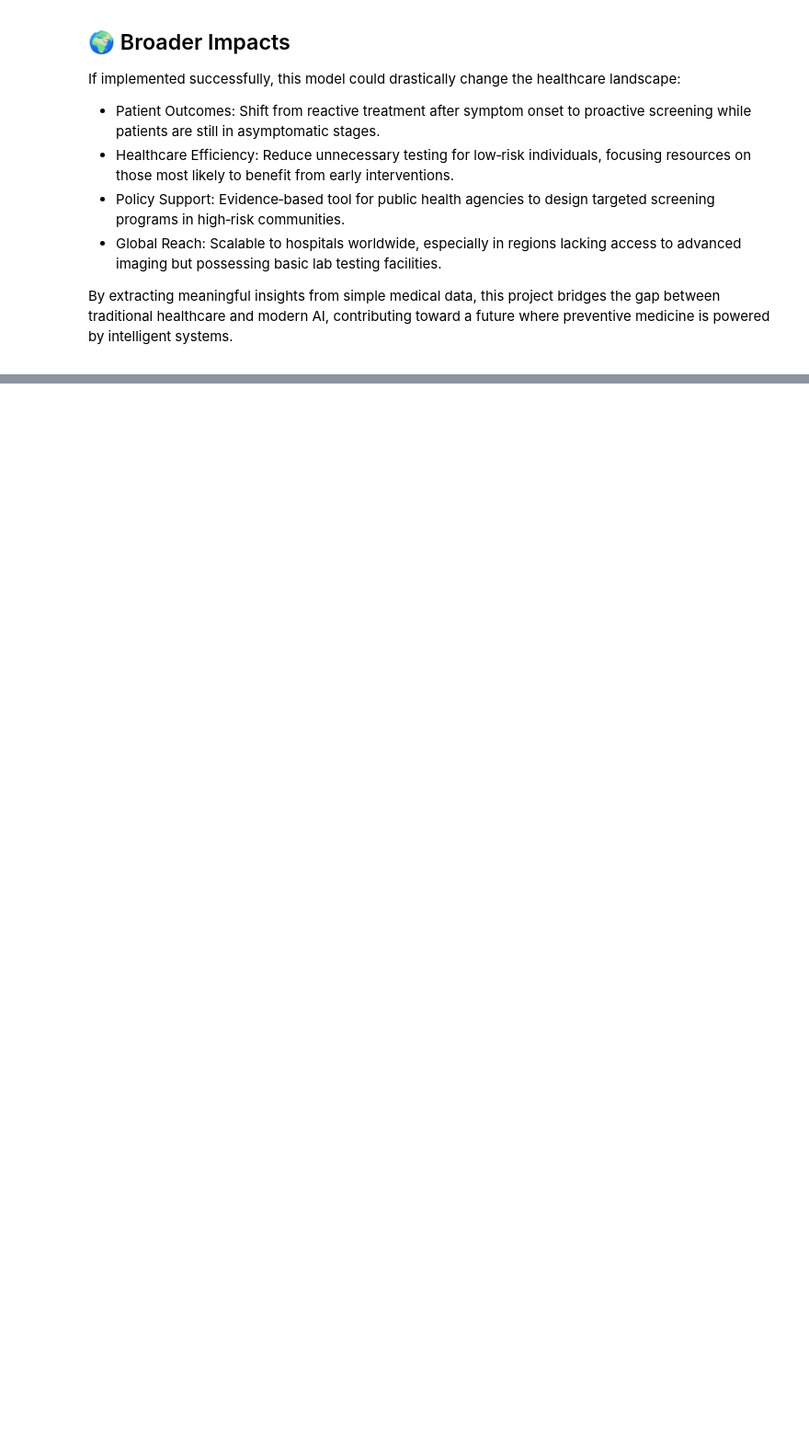
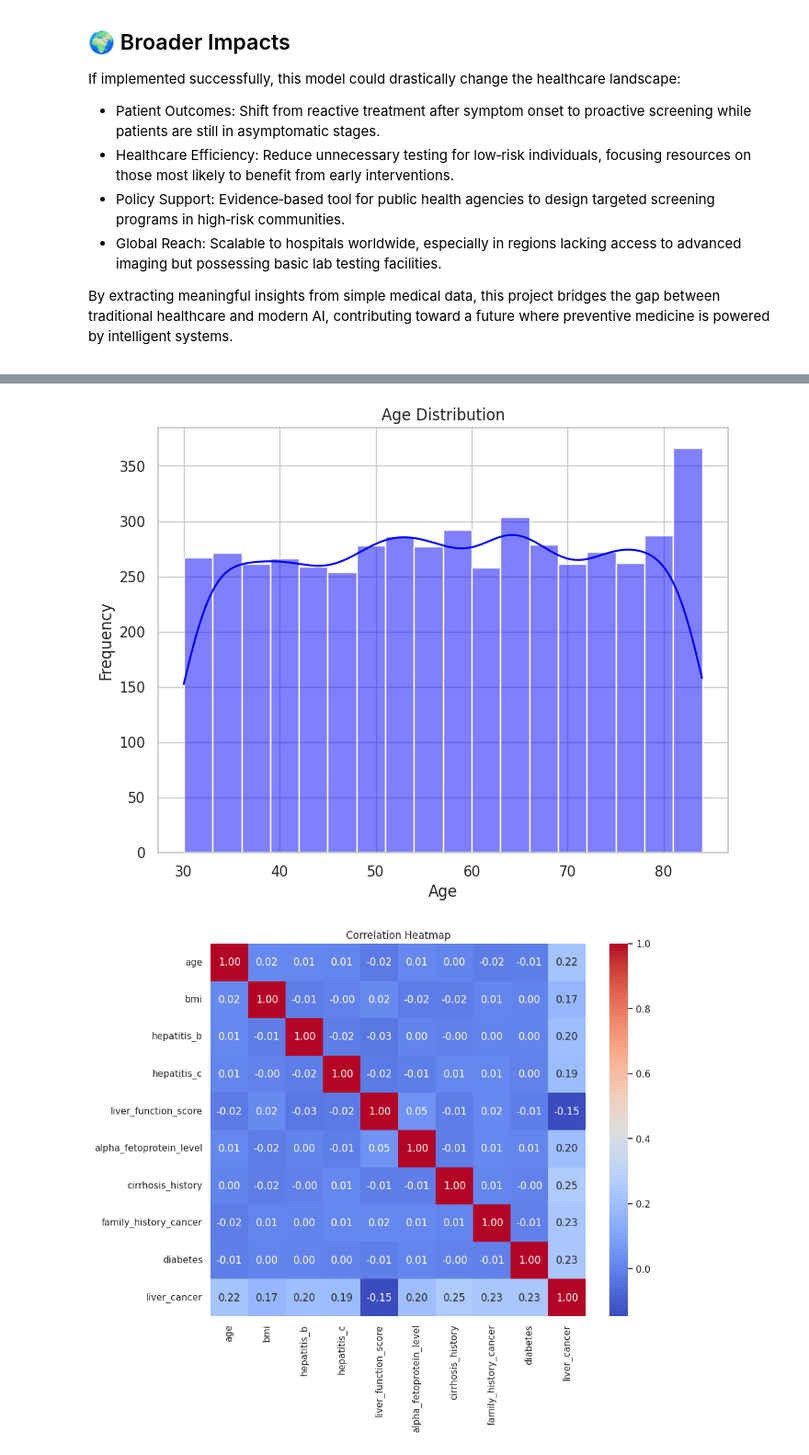
Before and after one commit to alabhastam/predict-Liver-Cancer, a Jupyter notebook: main.ipynb, the cells around one changed output, grey strips where cells are left out. Shown at 92% size. Drawn from its saved outputs; the diff is of its cells as text; code cells hidden in the pictures; blank space fills up the shorter version.

Commit message:
Kaggle Notebook | Liver Cancer Classification | Version 1

```diff
--- a/main.ipynb
+++ b/main.ipynb
@@ -140,0 +211,9 @@ for dirname, _, filenames in os.walk('/kaggle/input'):
+# %%
+import pandas as pd
+
+# Load the dataset
+url = "/kaggle/input/predict-liver-cancer-from-and-clinical-features/synthetic_liver_cancer_dataset.csv"
+df = pd.read_csv(url)
+
+# Display the first few rows
+df.head()
@@ -140,0 +256,31 @@ for dirname, _, filenames in os.walk('/kaggle/input'):
+# %%
+import matplotlib.pyplot as plt
+import seaborn as sns
+
+# Set the style
+sns.set(style="whitegrid")
+
+# Distribution of Age
+plt.figure(figsize=(8, 6))
+sns.histplot(df['age'], kde=True, color='blue')
+plt.title('Age Distribution')
+plt.xlabel('Age')
+plt.ylabel('Frequency')
+plt.show()
+
+
+
+# Select only numeric columns
+numeric_df = df.select_dtypes(include=['number'])
+
+# Compute the correlation matrix
+corr = numeric_df.corr()
+
+# Plot the correlation heatmap
+plt.figure(figsize=(10, 8))
+sns.heatmap(corr, annot=True, cmap='coolwarm', fmt='.2f')
+plt.title('Correlation Heatmap')
+plt.show()
+# %% [output]
+[figure, added]
+[figure, added]
```
Also changed, not shown: parts of 4 cells of this notebook.
